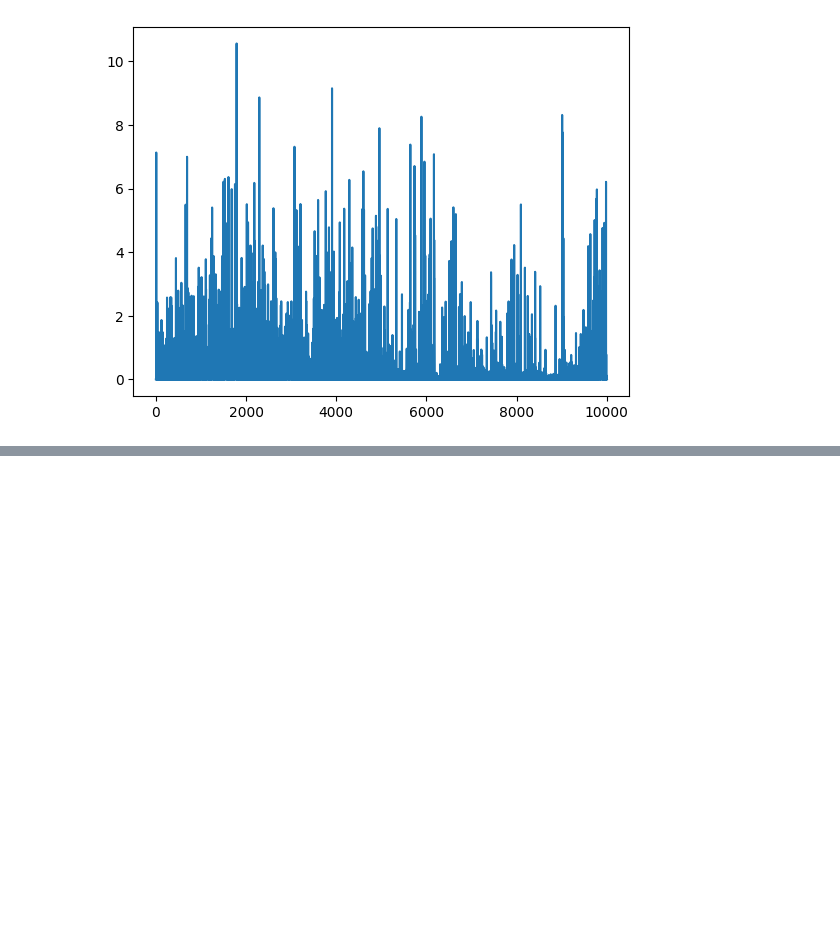
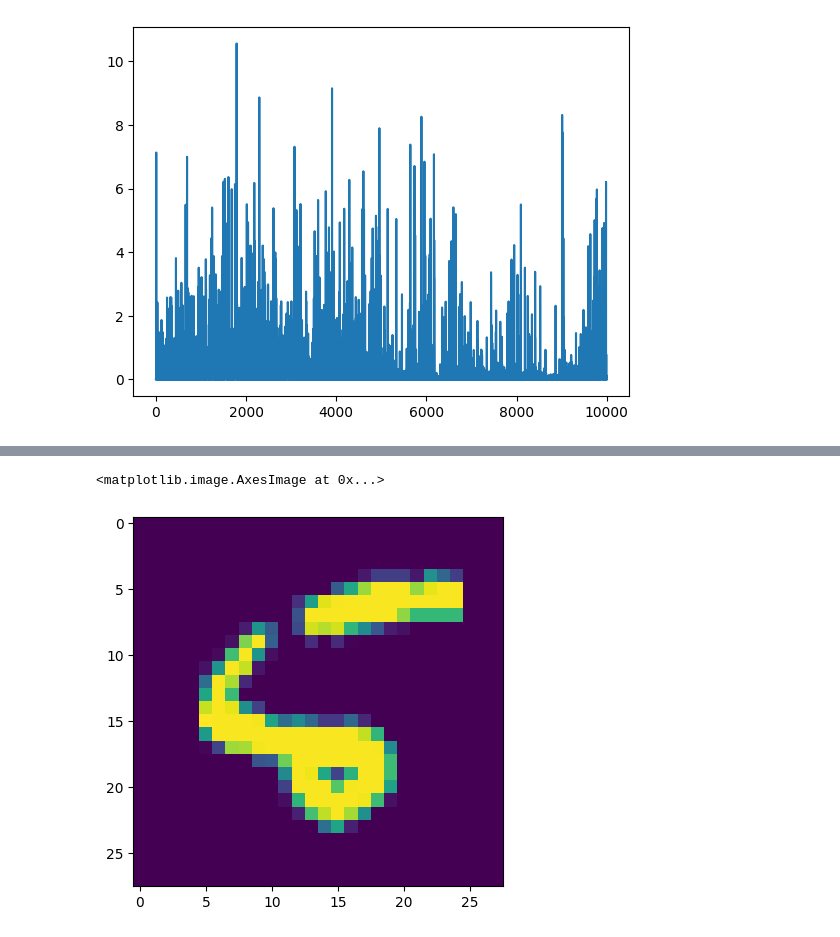
Before and after one commit to vadym-seleznov-off/noob-mnist, a Jupyter notebook: mnist-torch.ipynb, the cells around one changed output, grey strips where cells are left out. Cells and saved outputs as stored; diff of their text form; code cells hidden in the pictures; blank space fills up the shorter version.

```diff
--- a/mnist-torch.ipynb
+++ b/mnist-torch.ipynb
@@ -138,0 +173,5 @@ plt.plot(r)
+# %%
+plt.imshow(X_test[8]) # the hell is that?
+# %% [output]
+<matplotlib.image.AxesImage at 0x...>
+[figure, added]
```
Also changed, not shown: parts of 2 cells of this notebook.
